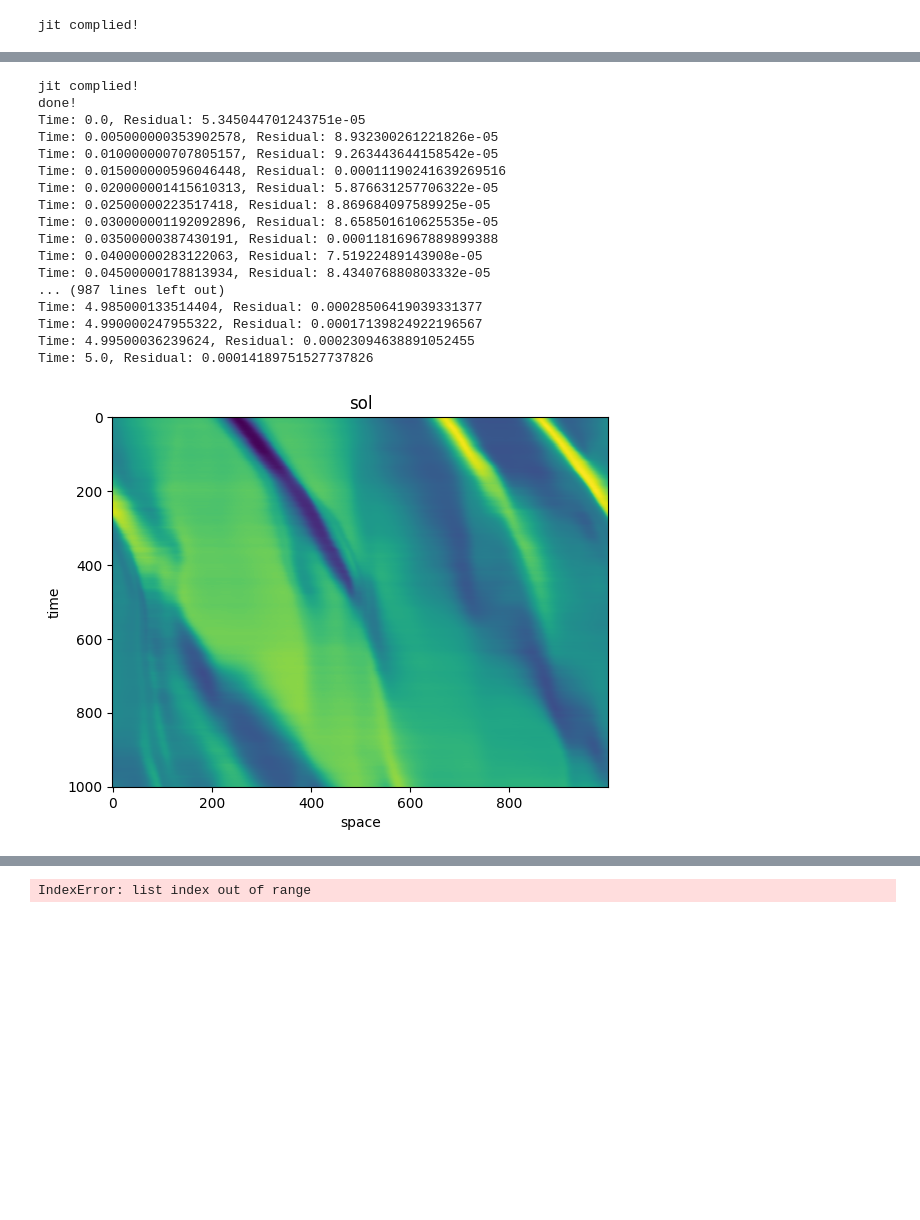
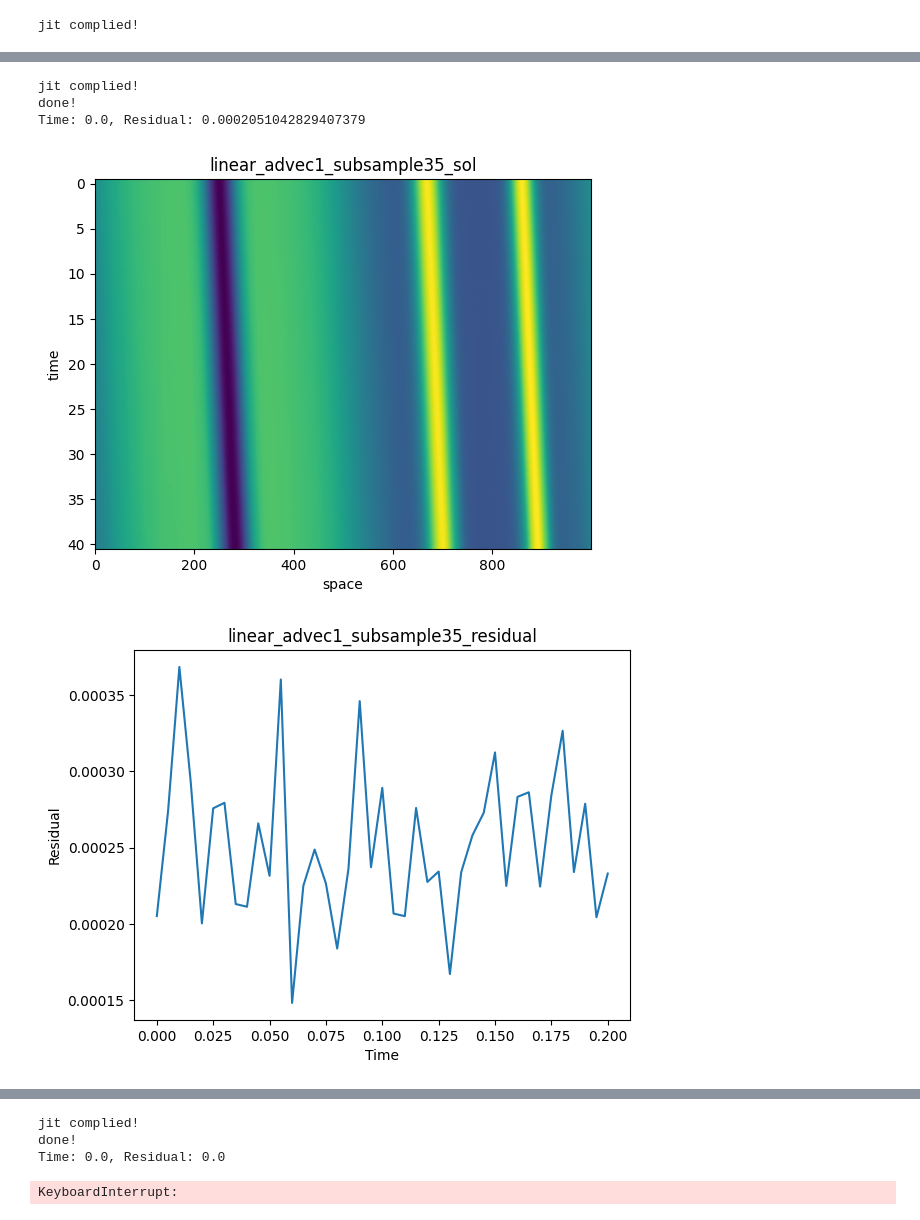
Before and after one commit to l1yz/PDE, a Jupyter notebook: RSNG-main/advec.ipynb, the cells around one changed output, grey strips where cells are left out. Saved outputs shown, nothing was run; the diff lists cells and outputs as text; code cells hidden in the pictures; blank space fills up the shorter version.

```diff
--- a/RSNG-main/advec.ipynb
+++ b/RSNG-main/advec.ipynb
@@ -733,9 +733,10 @@ for sub_sample_i in range(len(sub_sample_sizes)):
     plt.title('Residuals over Time')
     plt.show()
 # %%
+
 ### made in one block to test multiple functions
 ### with different subsample sizes
-
+#%pip install jax[cuda12]
 import numpy as np
 import matplotlib.pyplot as plt
 from jax import jit, vmap, grad
@@ -744,16 +745,15 @@ from time import time
 import pandas as pd
 import jax
 import jax.numpy as jnp
-
-print(jax.devices())
-sub_sample_sizes = [10, 20, 50, 100, 150, 200, 300, 500]
+jax.devices()
+sub_sample_sizes = [35,50,75,100,150]
 for j in range(len(sub_sample_sizes)):
     # High Speed Settings
     n_x = 1000  # number of sample points in space
     sub_sample = sub_sample_sizes[j]  # number of parameters to randomly sample
     dt = 5e-3  # time step
     # set up time and space domain
-    Tend = 5.0
+    Tend = 0.2
     t_eval = jnp.linspace(0.0, Tend, int(Tend/dt) + 1)
 
 
@@ -791,18 +791,18 @@ for j in range(len(sub_sample_sizes)):
         u_xx = U_ddx(theta, x_eval)
         return 5e-2*u_xx+u-u**3
     # Burgers
-    def burgers1(t, theta):
-        u = U(theta, x_eval)
-        u_x = U_dx(theta, x_eval)
-        u_xx = U_ddx(theta, x_eval)
-        return 5e-1*u_xx-u_x*u
-    def bburgers2(t, theta):
+    # def burgers1(t, theta):
+    #     u = U(theta, x_eval)
+    #     u_x = U_dx(theta, x_eval)
+    #     u_xx = U_ddx(theta, x_eval)
+    #     return 5e-1*u_xx-u_x*u
+    def burgers2(t, theta):
         u = U(theta, x_eval)
         u_x = U_dx(theta, x_eval)
         u_xx = U_ddx(theta, x_eval)
         return 1e-3*u_xx-u_x*u
 
-    test_funcs = [linear_advec1, linear_advec2, allen_cahn1, allen_cahn2, burgers1, bburgers2]
+    test_funcs = [linear_advec1, linear_advec2, allen_cahn1, allen_cahn2, burgers2]
 
     for func_i in range(len(test_funcs)):
         key = jax.random.PRNGKey(func_i)
@@ -887,52 +887,40 @@ for j in range(len(sub_sample_sizes)):
         steps = len(t_eval)
         theta_dot = np.zeros((steps, len(x_eval)))
         residuals = []
         count=0
+
         for i in range(steps):
             theta = y[i, :]
             theta_dot[i] = jnp.squeeze(U(theta, x_eval))
             _, residual = rhs_reparameterized(t_eval[i], theta, key)
             residual_value = jax.device_get(residual)
             residuals.append(residual_value)
-            count=count+1
-            if count == 100:
+            count+=1
+            if count%50==1:
                 print(f"Time: {t_eval[i]}, Residual: {residual_value}")
-
+        i=0
         # Plotting
         plt.imshow(theta_dot, aspect='auto')
-        plt.title(f'{test_funcs[i].__name__}_subsample{sub_sample}_sol')
+        plt.title(f'{test_funcs[func_i].__name__}_subsample{sub_sample}_sol')
         plt.xlabel('space')
         plt.ylabel('time')
+        plt.savefig(f'{test_funcs[func_i].__name__}_subsample{sub_sample}_sol.png')
         plt.show()
         # save the plot as png and name it with the function name
-        plt.savefig(f'{test_funcs[i].__name__}_subsample{sub_sample}_sol.png')
 
         # Plot residuals over time
         plt.figure()
         plt.plot(t_eval, residuals)
         plt.xlabel('Time')
         plt.ylabel('Residual')
         plt.title(f'{test_funcs[func_i].__name__}_subsample{sub_sample}_residual')
-        plt.show()
         #save the plots as png
         plt.savefig(f'{test_funcs[func_i].__name__}_subsample{sub_sample}_residual.png')
+        plt.show()
 # %% [output]
 [figure]
 jit complied!
 done!
-Time: 0.0, Residual: 5.345044701243751e-05
-Time: 0.005000000353902578, Residual: 8.932300261221826e-05
-Time: 0.010000000707805157, Residual: 9.263443644158542e-05
-Time: 0.015000000596046448, Residual: 0.00011190241639269516
-Time: 0.020000001415610313, Residual: 5.876631257706322e-05
-Time: 0.02500000223517418, Residual: 8.869684097589925e-05
-Time: 0.030000001192092896, Residual: 8.658501610625535e-05
-Time: 0.03500000387430191, Residual: 0.00011816967889899388
-Time: 0.04000000283122063, Residual: 7.51922489143908e-05
-Time: 0.04500000178813934, Residual: 8.434076880803332e-05
-... (987 lines left out)
-Time: 4.985000133514404, Residual: 0.00028506419039331377
-Time: 4.990000247955322, Residual: 0.00017139824922196567
-Time: 4.99500036239624, Residual: 0.00023094638891052455
-Time: 5.0, Residual: 0.00014189751527737826
+Time: 0.0, Residual: 0.0002051042829407379
-[figure, old version]
+[figure, new version]
+[figure, added]
@@ -939 +928,4 @@ Time: 5.0, Residual: 0.00014189751527737826
-IndexError: list index out of range
+jit complied!
+done!
+Time: 0.0, Residual: 0.0
+KeyboardInterrupt:
```
Also changed, not shown: parts of 3 cells of this notebook, 12 other files.
